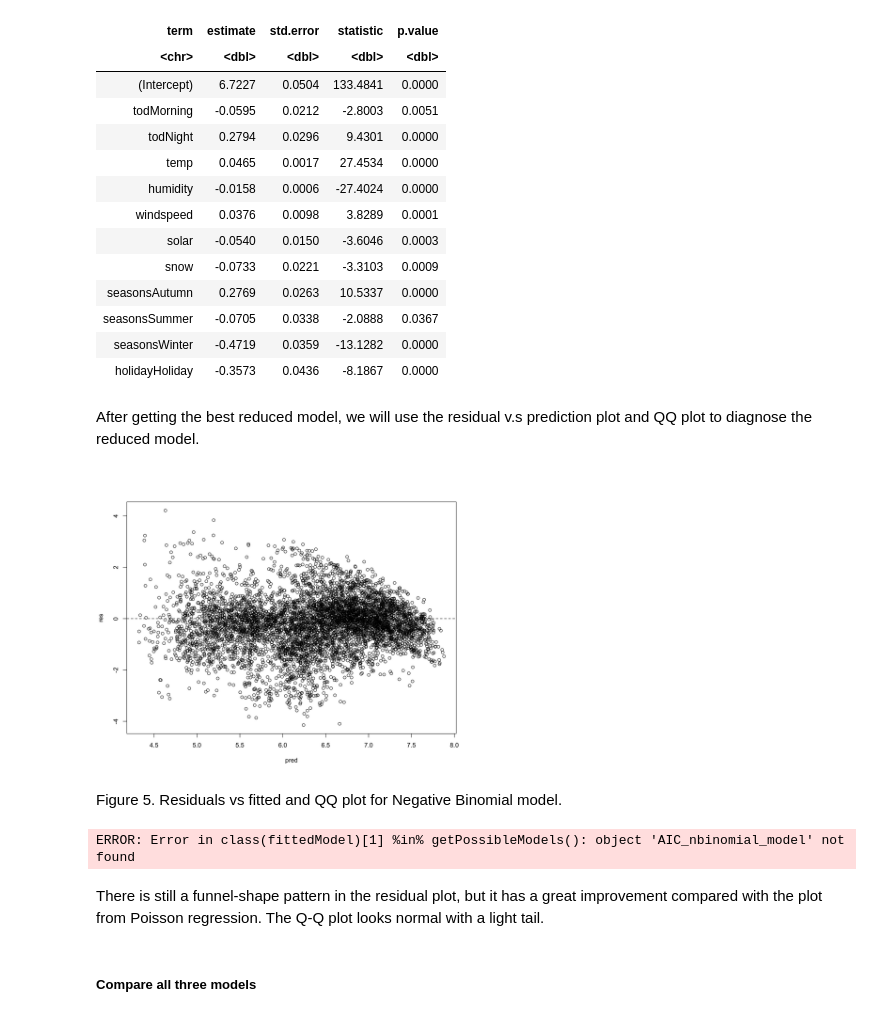
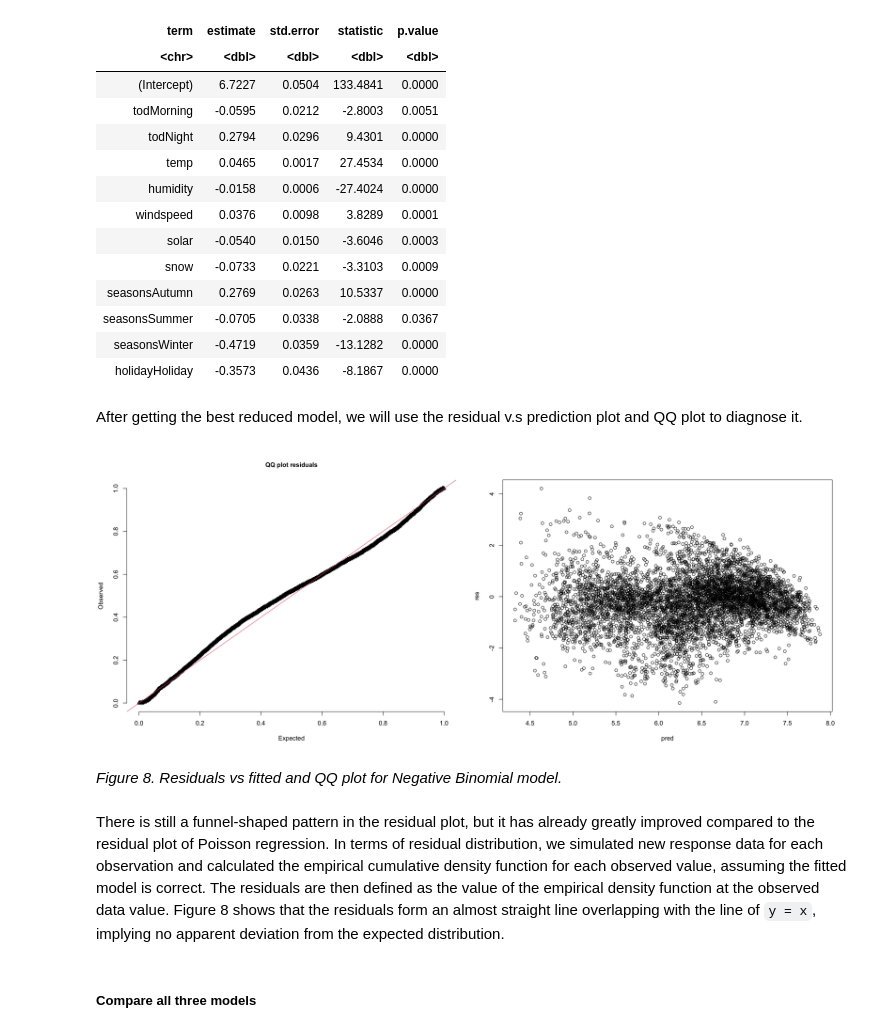
Before and after one commit to xiaohu1122/538A_project, a Jupyter notebook: 538A_Final_Project.ipynb, the cells around one changed output. Drawn from its saved outputs; the diff is of its cells as text; code cells hidden in the pictures.

```diff
--- a/538A_Final_Project.ipynb
+++ b/538A_Final_Project.ipynb
@@ -471,31 +482,23 @@ A tibble: 12 × 5
 | seasonsWinter | -0.4719 | 0.0359 | -13.1282 | 0.0000 |
 | holidayHoliday | -0.3573 | 0.0436 | -8.1867 | 0.0000 |
 # %% [markdown]
-After getting the best reduced model, we will use the residual v.s prediction plot and QQ plot to diagnose the reduced model.
+After getting the best reduced model, we will use the residual v.s prediction plot and QQ plot to diagnose it.
-# %%
-options(repr.plot.width=20, repr.plot.height=8)
-par(mfrow=c(1,2))
-res <- residuals(AIC_nbinomial_model, type="deviance")
-pred <- predict(AIC_nbinomial_model)
-plot(pred, res)
-abline(h=0, lty=2)
-#qqnorm(res)
-#qqline(res)
-# %% [output]
-[figure, removed]
-# %% [markdown]
-Figure 5. Residuals vs fitted and QQ plot for Negative Binomial model.
 # %%
 options(repr.plot.width=20, repr.plot.height=8)
 par(mfrow=c(1,2))
 n_sim <- 250
 simulationOutput <- simulateResiduals(fittedModel = AIC_nbinomial_model, n = n_sim)
 plotQQunif(simulationOutput,testOutliers = FALSE,testDispersion = FALSE, testUniformity = FALSE)
-plotResiduals(simulationOutput)
+#plotResiduals(simulationOutput)
+res <- residuals(AIC_nbinomial_model, type="deviance")
+pred <- predict(AIC_nbinomial_model)
+plot(pred, res)
 # %% [output]
-ERROR: Error in class(fittedModel)[1] %in% getPossibleModels(): object 'AIC_nbinomial_model' not found
+[figure, added]
+# %% [markdown]
+*Figure 8. Residuals vs fitted and QQ plot for Negative Binomial model.*
 # %% [markdown]
-There is still a funnel-shape pattern in the residual plot, but it has a great improvement compared with the plot from Poisson regression. The Q-Q plot looks normal with a light tail.
+There is still a funnel-shaped pattern in the residual plot, but it has already greatly improved compared to the residual plot of Poisson regression. In terms of residual distribution, we simulated new response data for each observation and calculated the empirical cumulative density function for each observed value, assuming the fitted model is correct. The residuals are then defined as the value of the empirical density function at the observed data value. Figure 8 shows that the residuals form an almost straight line overlapping with the line of `y = x`, implying no apparent deviation from the expected distribution.
 # %% [markdown]
 ##### Compare all three models
 # %%
```
Also changed, not shown: parts of 20 cells of this notebook.
